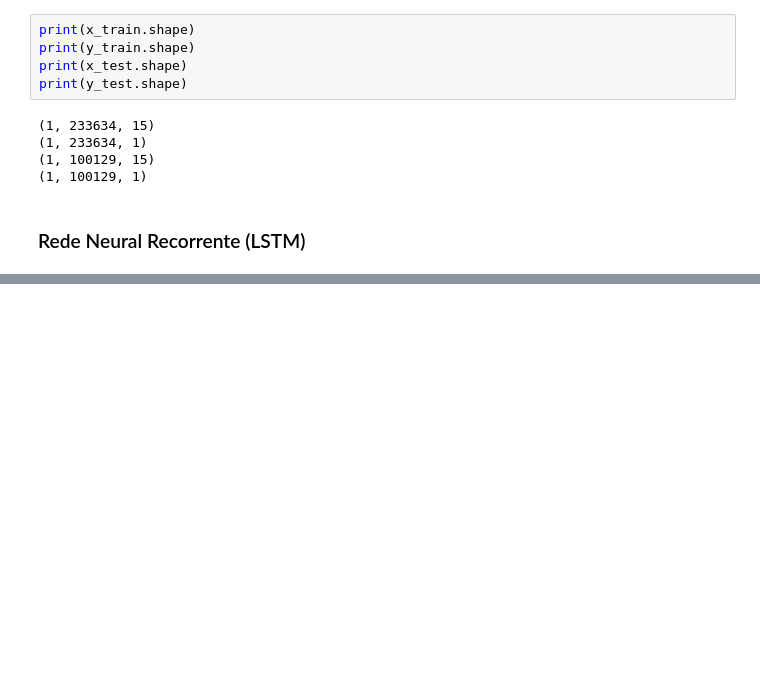
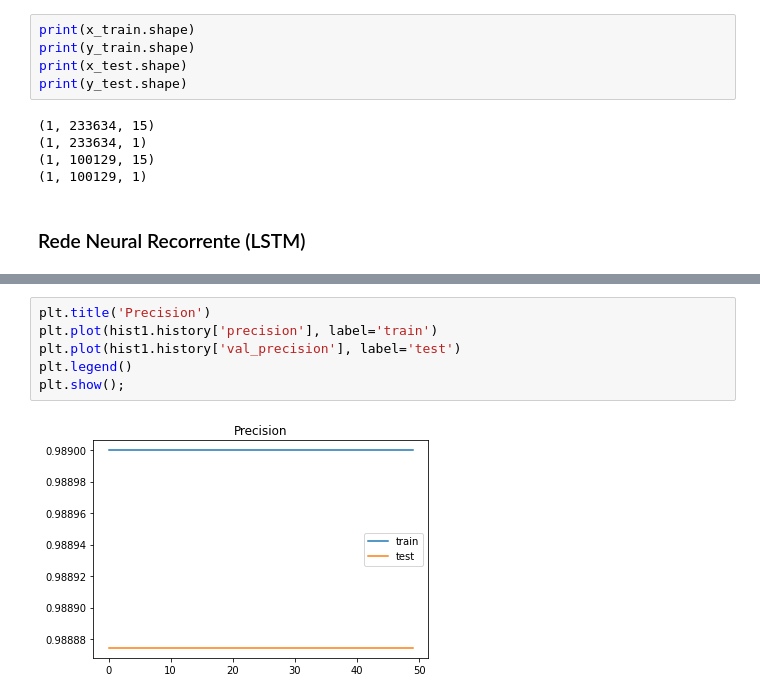
Before and after one commit to RodrigoTorbes/DeteccaoDDoS_DeepLearning, a Jupyter notebook: deeplearning_UDPlag.ipynb, the cells around one changed output, grey strips where cells are left out. Cells and saved outputs as stored; diff of their text form; blank space fills up the shorter version.

```diff
--- a/deeplearning_UDPlag.ipynb
+++ b/deeplearning_UDPlag.ipynb
@@ -296,0 +342,8 @@ Acurácia: 98.89%
+# %%
+plt.title('Precision')
+plt.plot(hist1.history['precision'], label='train')
+plt.plot(hist1.history['val_precision'], label='test')
+plt.legend()
+plt.show();
+# %% [output]
+[figure, added]
```
Also changed, not shown: parts of 18 cells of this notebook.
